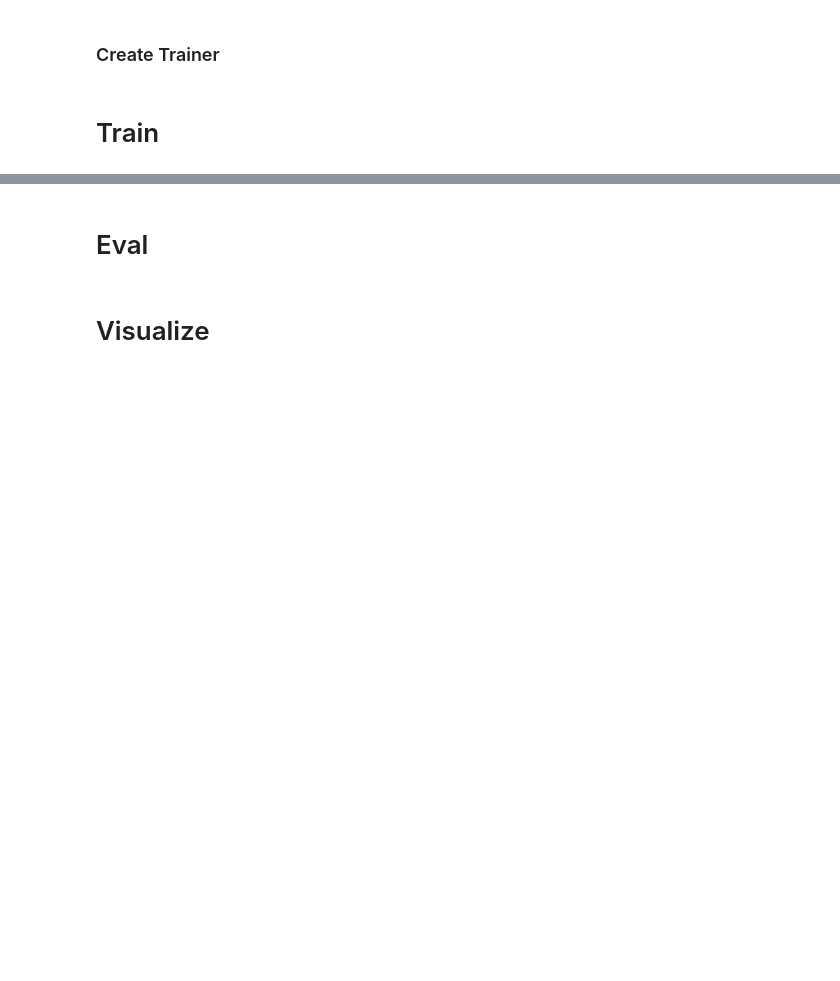
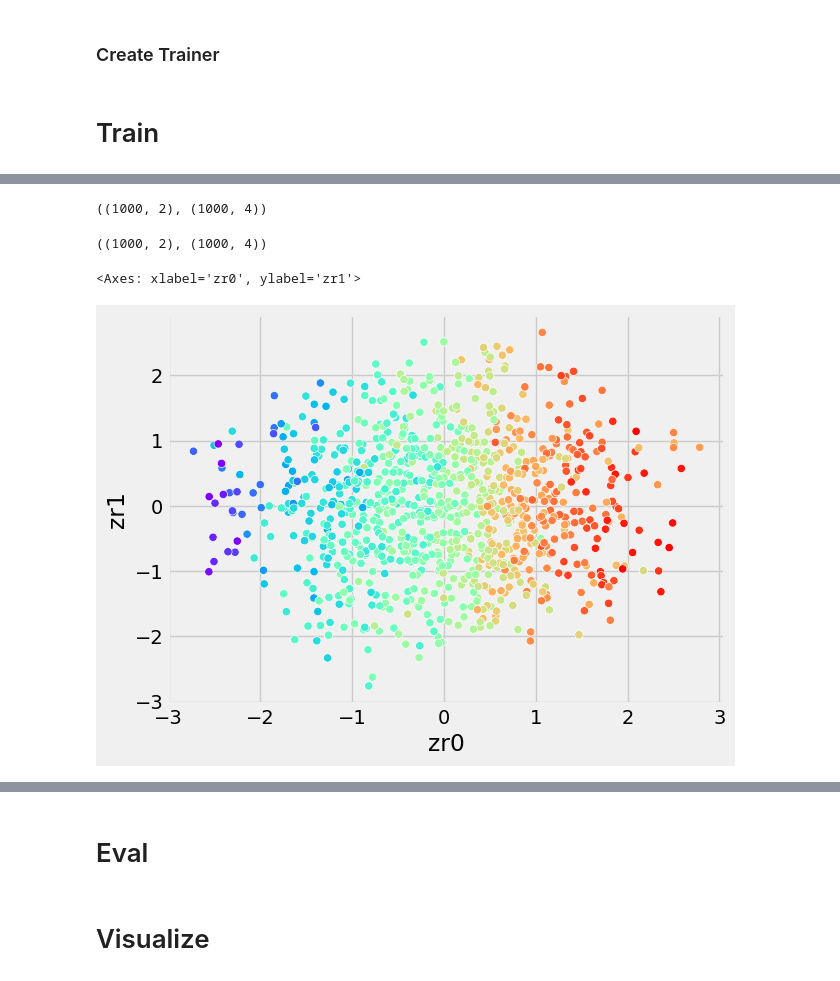
Before and after one commit to erwanplantec/MetaNDP, a Jupyter notebook: compositionally_training.ipynb, the cells around one changed output, grey strips where cells are left out. Drawn from its saved outputs; the diff is of its cells as text; code cells hidden in the pictures; blank space fills up the shorter version.

```diff
--- a/compositionally_training.ipynb
+++ b/compositionally_training.ipynb
@@ -199,0 +169,6 @@ TypeError: Indexer must have integer or boolean type, got indexer with type floa
+# %%
+bd = test_data['bd']
+z = test_data['z']
+bd.shape, z.shape
+# %% [output]
+((1000, 2), (1000, 4))
@@ -199,0 +184,20 @@ TypeError: Indexer must have integer or boolean type, got indexer with type floa
+# %%
+bd.shape, z.shape
+# %% [output]
+((1000, 2), (1000, 4))
+# %%
+n_components = 2
+mod = PLSSVD(n_components=2)
+bdr, zr = mod.fit_transform(bd, z)
+if n_components == 1:
+    df["zr"] = zr
+    df["bdr"] = bdr
+else :
+    df[[f"zr{i}" for i in range(n_components)]] = zr
+    df[[f"bdr{i}" for i in range(n_components)]] = bdr
+# %%
+sns.scatterplot(data=df, x='zr0', y="zr1", hue="bdr0",
+                legend=False, palette="rainbow")
+# %% [output]
+<Axes: xlabel='zr0', ylabel='zr1'>
+[figure, added]
```
Also changed, not shown: parts of 28 cells of this notebook, 11 other files.
